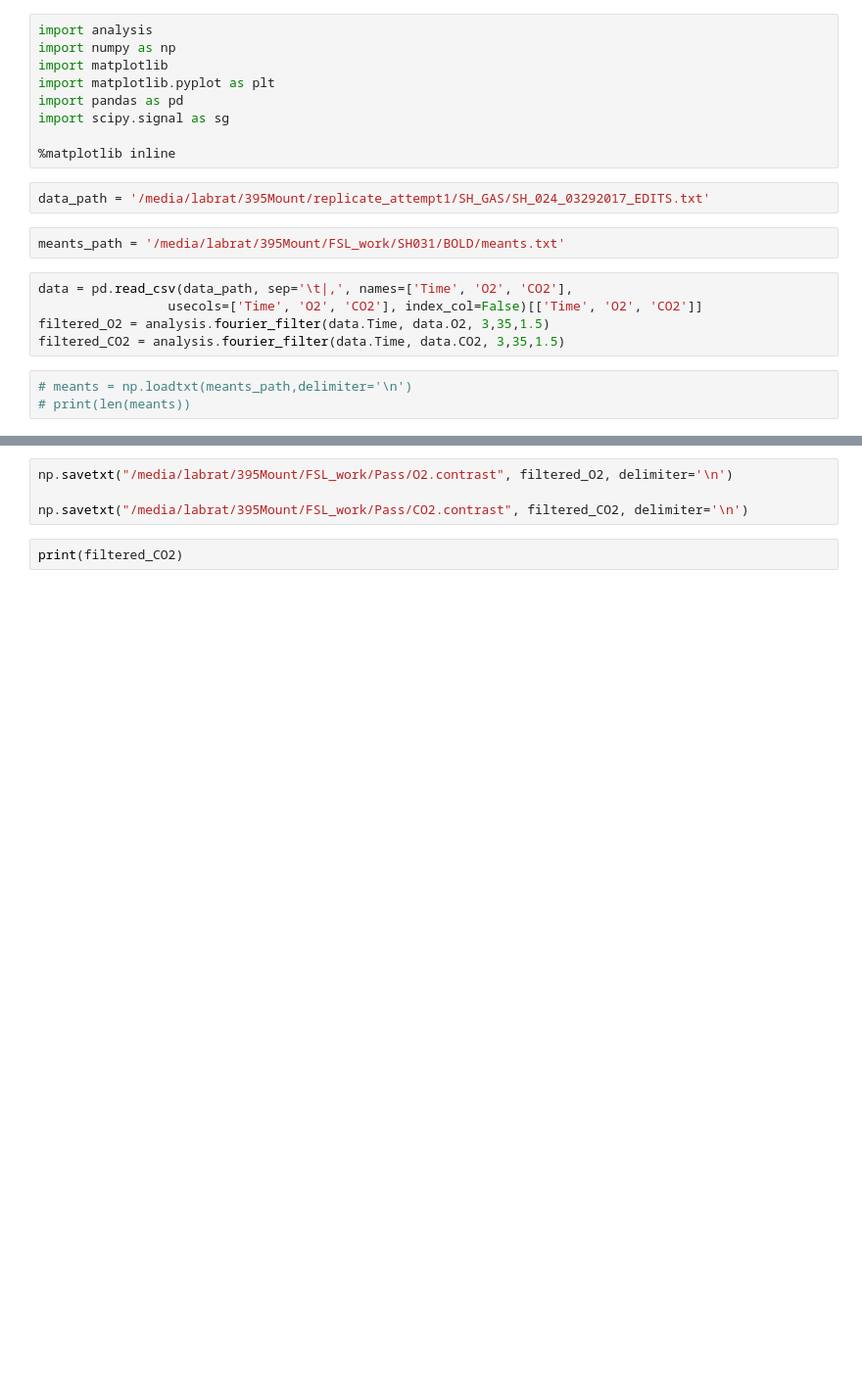
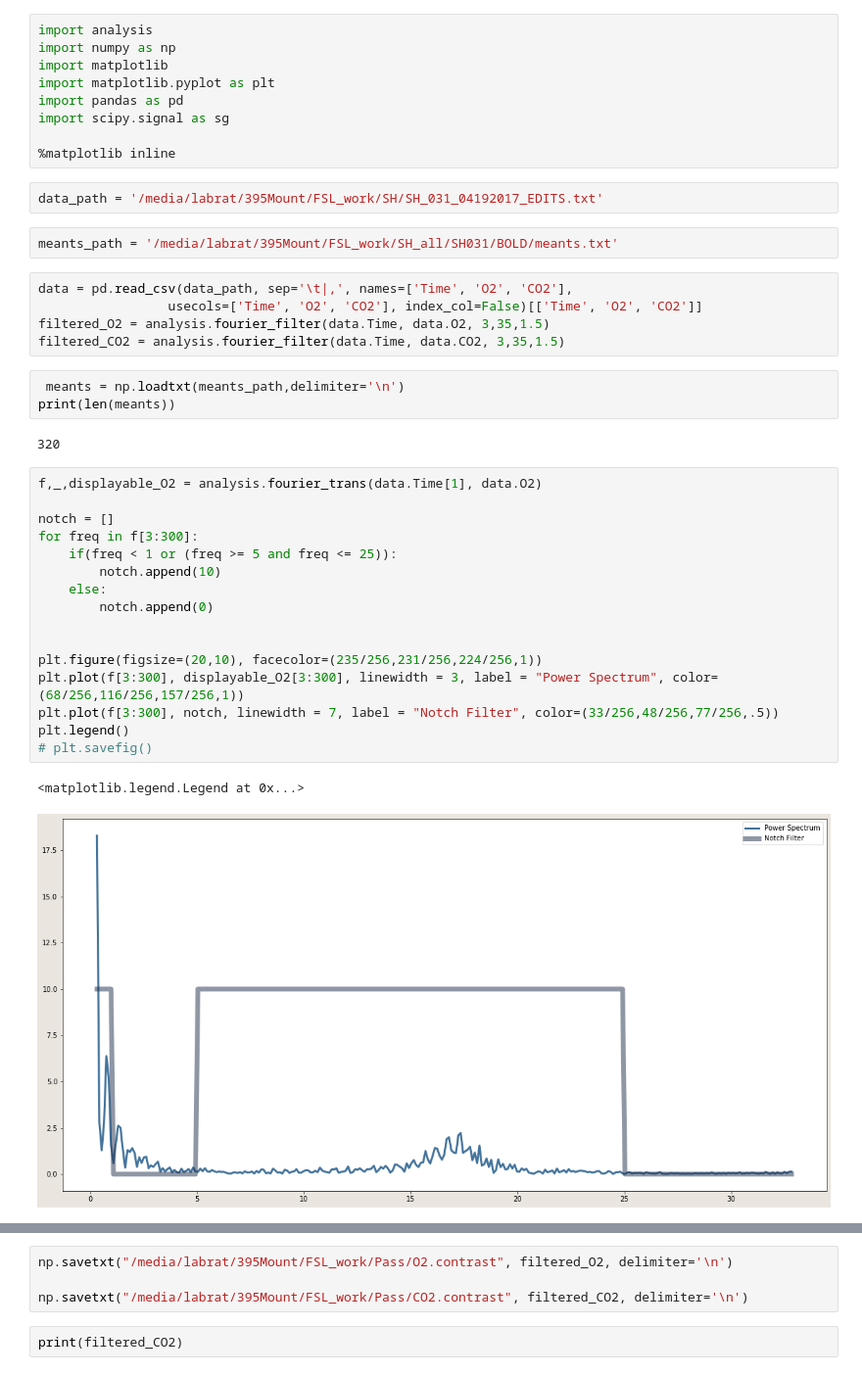
Before and after one commit to jacek257/Project-Chocolate, a Jupyter notebook: Data_processor.ipynb, the cells around one changed output, grey strips where cells are left out. Shown at 98% size. Saved outputs shown, nothing was run; the diff lists cells and outputs as text; blank space fills up the shorter version.

```diff
--- a/Data_processor.ipynb
+++ b/Data_processor.ipynb
@@ -8,17 +8,38 @@ import scipy.signal as sg
 
 %matplotlib inline
 # %%
-data_path = '/media/labrat/395Mount/replicate_attempt1/SH_GAS/SH_024_03292017_EDITS.txt'
+data_path = '/media/labrat/395Mount/FSL_work/SH/SH_031_04192017_EDITS.txt'
 # %%
-meants_path = '/media/labrat/395Mount/FSL_work/SH031/BOLD/meants.txt'
+meants_path = '/media/labrat/395Mount/FSL_work/SH_all/SH031/BOLD/meants.txt'
 # %%
 data = pd.read_csv(data_path, sep='\t|,', names=['Time', 'O2', 'CO2'],
                  usecols=['Time', 'O2', 'CO2'], index_col=False)[['Time', 'O2', 'CO2']]
 filtered_O2 = analysis.fourier_filter(data.Time, data.O2, 3,35,1.5)
 filtered_CO2 = analysis.fourier_filter(data.Time, data.CO2, 3,35,1.5)
 # %%
-# meants = np.loadtxt(meants_path,delimiter='\n')
-# print(len(meants))
+ meants = np.loadtxt(meants_path,delimiter='\n')
+print(len(meants))
+# %% [output]
+320
+# %%
+f,_,displayable_O2 = analysis.fourier_trans(data.Time[1], data.O2)
+
+notch = []
+for freq in f[3:300]:
+    if(freq < 1 or (freq >= 5 and freq <= 25)):
+        notch.append(10)
+    else:
+        notch.append(0)
+
+
+plt.figure(figsize=(20,10), facecolor=(235/256,231/256,224/256,1))
+plt.plot(f[3:300], displayable_O2[3:300], linewidth = 3, label = "Power Spectrum", color=(68/256,116/256,157/256,1))
+plt.plot(f[3:300], notch, linewidth = 7, label = "Notch Filter", color=(33/256,48/256,77/256,.5))
+plt.legend()
+# plt.savefig()
+# %% [output]
+<matplotlib.legend.Legend at 0x...>
+[figure, added]
 # %%
 plt.figure(figsize=(20,10))
 plt.plot(data.Time*60, data.CO2)
```
Also changed, not shown: parts of 3 cells of this notebook, 2 other files.
